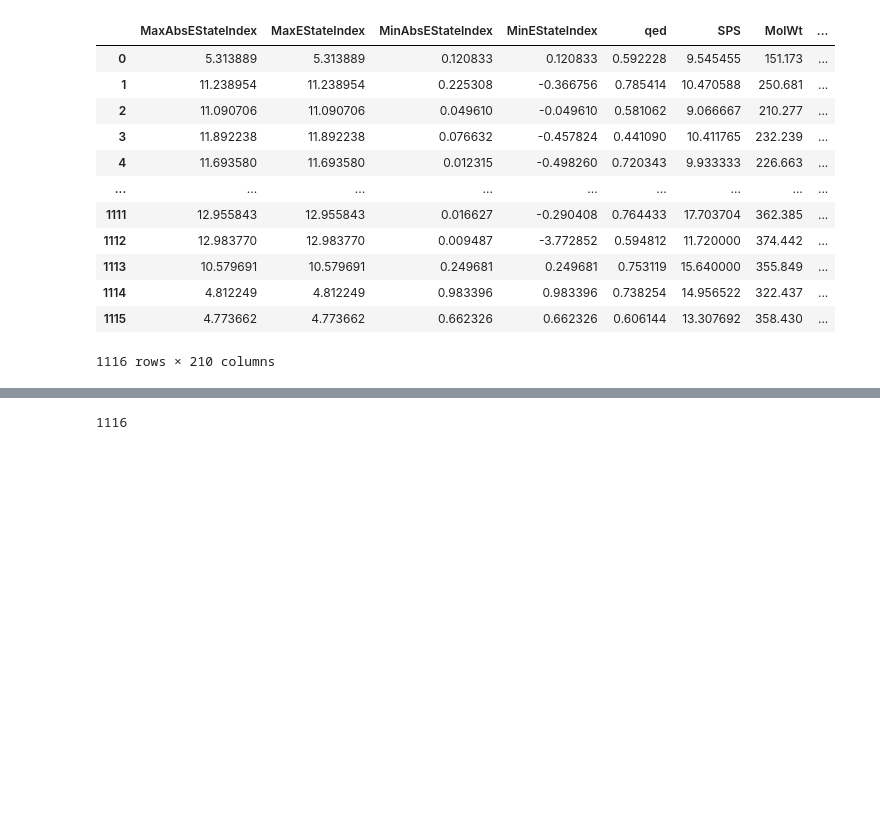
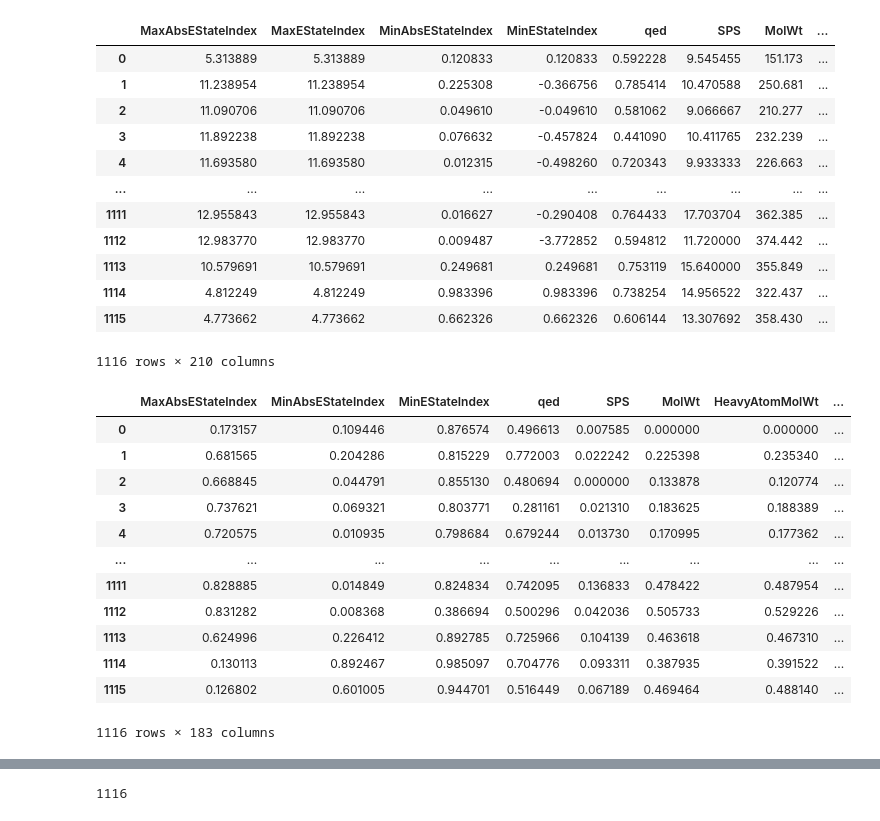
Before and after one commit to Tim0828/8CC00-groep-9, a Jupyter notebook: Clustering.ipynb, the cells around one changed output, grey strips where cells are left out. Drawn from its saved outputs; the diff is of its cells as text; code cells hidden in the pictures; blank space fills up the shorter version.

```diff
--- a/Clustering.ipynb
+++ b/Clustering.ipynb
@@ -23,10 +26,27 @@ df_attributes
 | 1115 | 4.773662 | 4.773662 | 0.662326 | 0.662326 | 0.606144 | 13.307692 | 358.430 | ... |
 1116 rows × 210 columns
 # %%
+# scaling the data:
+min_max_scaler = preprocessing.MinMaxScaler()
+x_scaled = min_max_scaler.fit_transform(df_descriptors)
 
-min_max_scaler = preprocessing.MinMaxScaler()
-x_scaled = min_max_scaler.fit_transform(df_attributes)
-headers = df_attributes.columns
+headers = df_descriptors.columns
+df_scaled = pd.DataFrame(data= x_scaled, columns = headers)
 
-df_scaled = pd.DataFrame(data= x_scaled, columns = headers)
+# removing duplicate columns:
+df_scaled = df_scaled.T.drop_duplicates().T
 df_scaled
+# %% [output]
+|  | MaxAbsEStateIndex | MinAbsEStateIndex | MinEStateIndex | qed | SPS | MolWt | HeavyAtomMolWt | ... |
+| 0 | 0.173157 | 0.109446 | 0.876574 | 0.496613 | 0.007585 | 0.000000 | 0.000000 | ... |
+| 1 | 0.681565 | 0.204286 | 0.815229 | 0.772003 | 0.022242 | 0.225398 | 0.235340 | ... |
+| 2 | 0.668845 | 0.044791 | 0.855130 | 0.480694 | 0.000000 | 0.133878 | 0.120774 | ... |
+| 3 | 0.737621 | 0.069321 | 0.803771 | 0.281161 | 0.021310 | 0.183625 | 0.188389 | ... |
+| 4 | 0.720575 | 0.010935 | 0.798684 | 0.679244 | 0.013730 | 0.170995 | 0.177362 | ... |
+| ... | ... | ... | ... | ... | ... | ... | ... | ... |
+| 1111 | 0.828885 | 0.014849 | 0.824834 | 0.742095 | 0.136833 | 0.478422 | 0.487954 | ... |
+| 1112 | 0.831282 | 0.008368 | 0.386694 | 0.500296 | 0.042036 | 0.505733 | 0.529226 | ... |
+| 1113 | 0.624996 | 0.226412 | 0.892785 | 0.725966 | 0.104139 | 0.463618 | 0.467310 | ... |
+| 1114 | 0.130113 | 0.892467 | 0.985097 | 0.704776 | 0.093311 | 0.387935 | 0.391522 | ... |
+| 1115 | 0.126802 | 0.601005 | 0.944701 | 0.516449 | 0.067189 | 0.469464 | 0.488140 | ... |
+1116 rows × 183 columns
```
Also changed, not shown: parts of 5 cells of this notebook.
